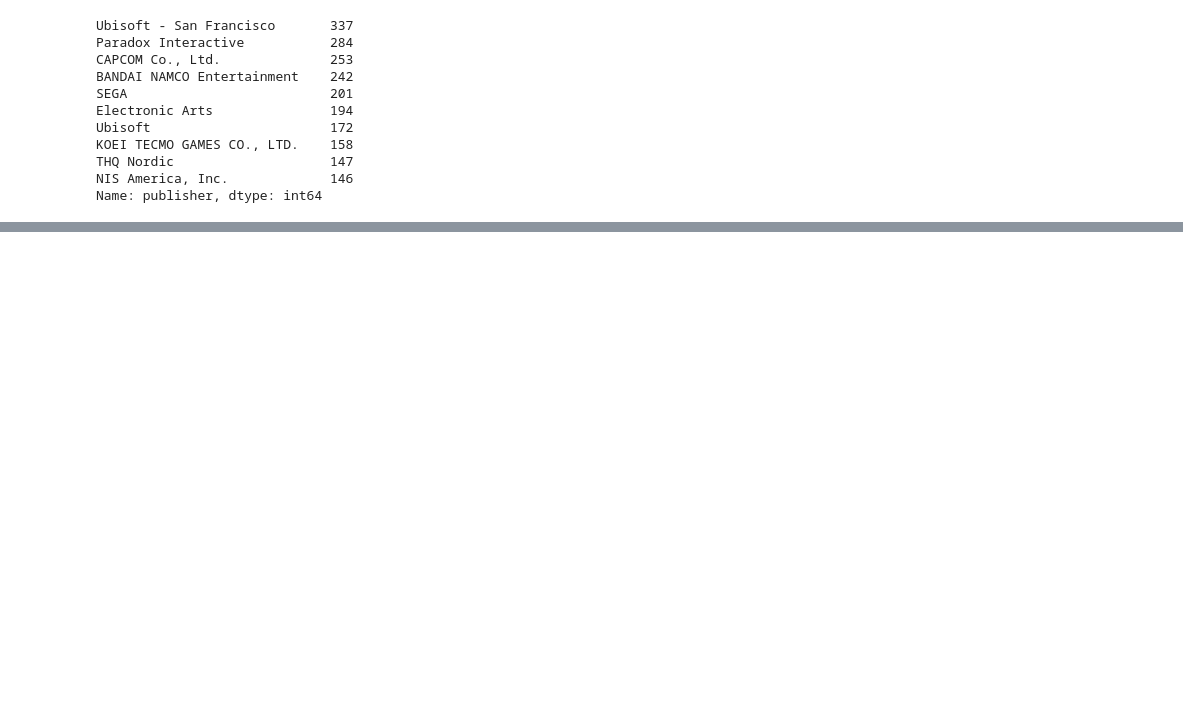
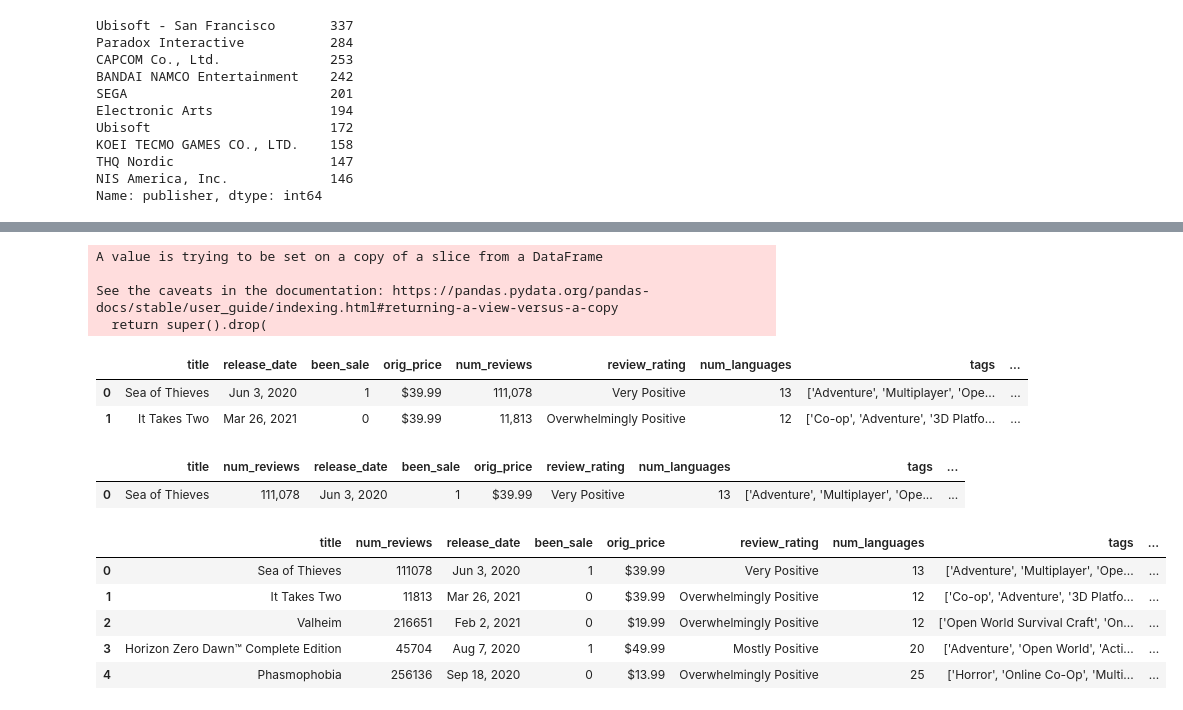
Before and after one commit to MichaelHarnett/Regression_Metis, a Jupyter notebook: modeling_work.ipynb, the cells around one changed output, grey strips where cells are left out. Drawn from its saved outputs; the diff is of its cells as text; code cells hidden in the pictures; blank space fills up the shorter version.

```diff
--- a/modeling_work.ipynb
+++ b/modeling_work.ipynb
@@ -438,0 +438,35 @@ ValueError: Unable to parse string "111,078" at position 0
+# %%
+reviewsdf.drop(columns=['link'], inplace=True)
+# %% [output]
+A value is trying to be set on a copy of a slice from a DataFrame
+
+See the caveats in the documentation: https://pandas.pydata.org/pandas-docs/stable/user_guide/indexing.html#returning-a-view-versus-a-copy
+  return super().drop(
+# %%
+reviewsdf.head(2)
+# %% [output]
+|  | title | release_date | been_sale | orig_price | num_reviews | review_rating | num_languages | tags | ... |
+| 0 | Sea of Thieves | Jun 3, 2020 | 1 | $39.99 | 111,078 | Very Positive | 13 | ['Adventure', 'Multiplayer', 'Ope... | ... |
+| 1 | It Takes Two | Mar 26, 2021 | 0 | $39.99 | 11,813 | Overwhelmingly Positive | 12 | ['Co-op', 'Adventure', '3D Platfo... | ... |
+# %%
+cols = list(reviewsdf.columns)
+# %%
+cols.insert(1,(cols.pop(cols.index('num_reviews'))))
+# %%
+reviewsdf = reviewsdf[cols]
+# %%
+reviewsdf.head(1)
+# %% [output]
+|  | title | num_reviews | release_date | been_sale | orig_price | review_rating | num_languages | tags | ... |
+| 0 | Sea of Thieves | 111,078 | Jun 3, 2020 | 1 | $39.99 | Very Positive | 13 | ['Adventure', 'Multiplayer', 'Ope... | ... |
+# %%
+reviewsdf.num_reviews = reviewsdf.num_reviews.str.replace(',','')
+# %%
+reviewsdf.head()
+# %% [output]
+|  | title | num_reviews | release_date | been_sale | orig_price | review_rating | num_languages | tags | ... |
+| 0 | Sea of Thieves | 111078 | Jun 3, 2020 | 1 | $39.99 | Very Positive | 13 | ['Adventure', 'Multiplayer', 'Ope... | ... |
+| 1 | It Takes Two | 11813 | Mar 26, 2021 | 0 | $39.99 | Overwhelmingly Positive | 12 | ['Co-op', 'Adventure', '3D Platfo... | ... |
+| 2 | Valheim | 216651 | Feb 2, 2021 | 0 | $19.99 | Overwhelmingly Positive | 12 | ['Open World Survival Craft', 'On... | ... |
+| 3 | Horizon Zero Dawn™ Complete Edition | 45704 | Aug 7, 2020 | 1 | $49.99 | Mostly Positive | 20 | ['Adventure', 'Open World', 'Acti... | ... |
+| 4 | Phasmophobia | 256136 | Sep 18, 2020 | 0 | $13.99 | Overwhelmingly Positive | 25 | ['Horror', 'Online Co-Op', 'Multi... | ... |
```
Also changed, not shown: parts of 11 cells of this notebook.
